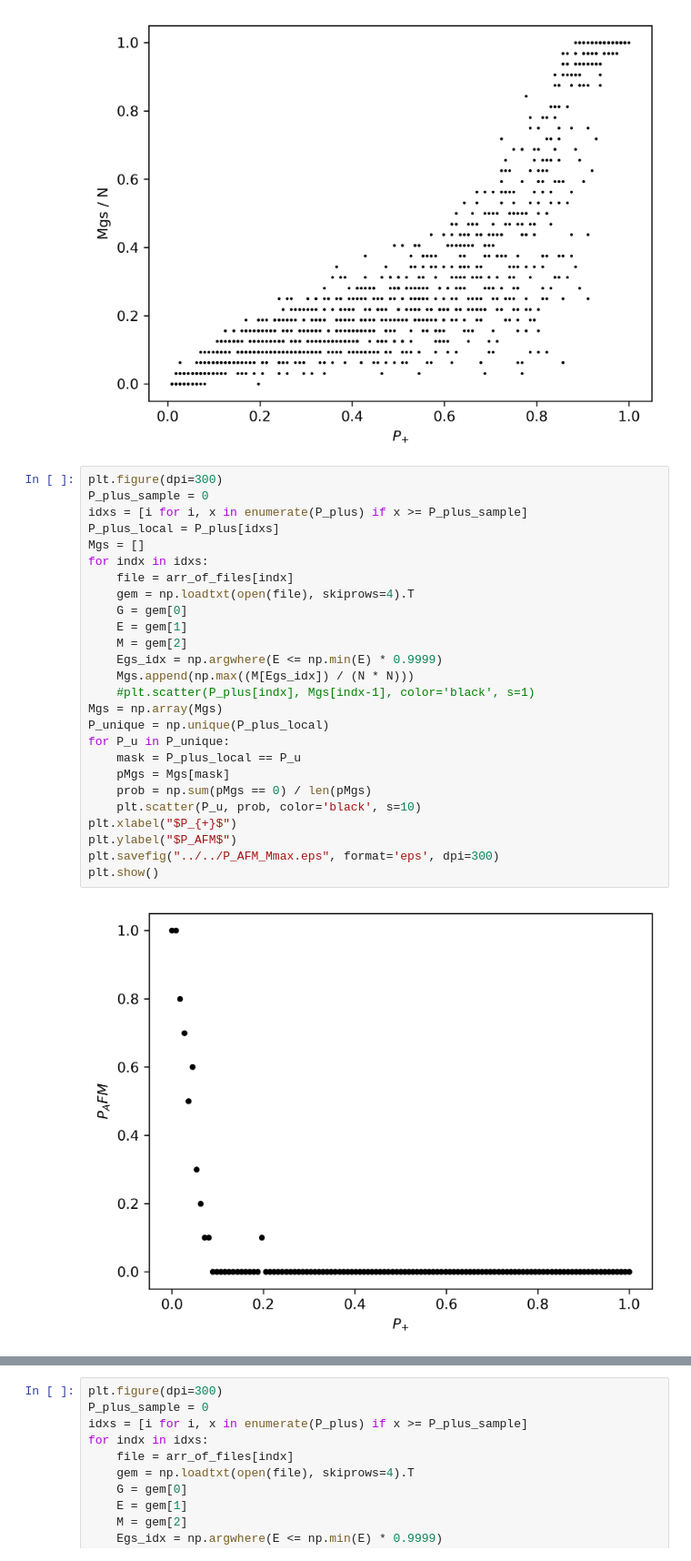
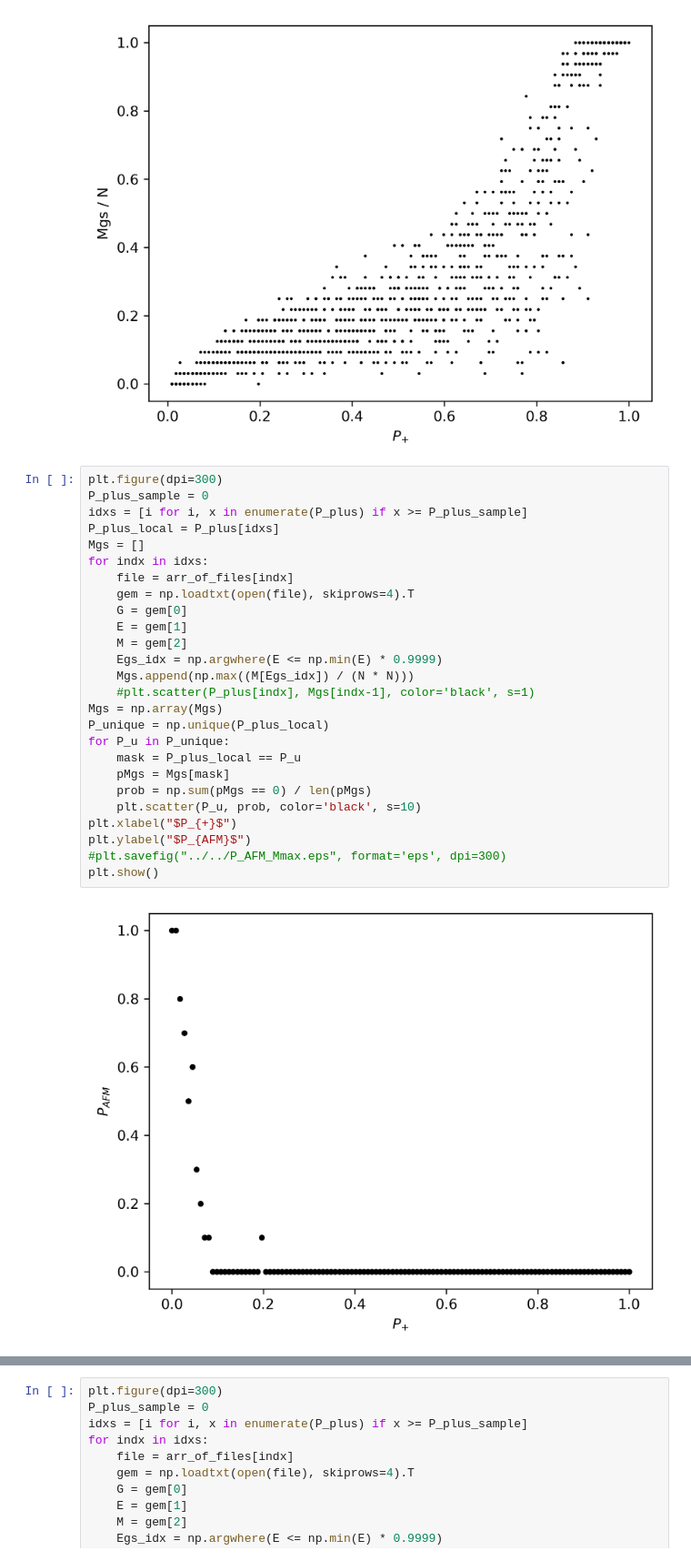
Before and after one commit to feirime/Ground-state-search-2D-Ising-model, a Jupyter notebook: images/scripts_and_programs/Entropy/Ggs.ipynb, the cells around one changed output, grey strips where cells are left out. Shown at 91% size. Drawn from its saved outputs; the diff is of its cells as text.

```diff
--- a/images/scripts_and_programs/Entropy/Ggs.ipynb
+++ b/images/scripts_and_programs/Entropy/Ggs.ipynb
@@ -88,31 +88,31 @@ plt.show()
 # %%
 plt.figure(dpi=300)
 P_plus_sample = 0
 idxs = [i for i, x in enumerate(P_plus) if x >= P_plus_sample]
 P_plus_local = P_plus[idxs]
 Mgs = []
 for indx in idxs:
     file = arr_of_files[indx]
     gem = np.loadtxt(open(file), skiprows=4).T
     G = gem[0]
     E = gem[1]
     M = gem[2]
     Egs_idx = np.argwhere(E <= np.min(E) * 0.9999)
     Mgs.append(np.max((M[Egs_idx]) / (N * N)))
     #plt.scatter(P_plus[indx], Mgs[indx-1], color='black', s=1)
 Mgs = np.array(Mgs)
 P_unique = np.unique(P_plus_local)
 for P_u in P_unique:
     mask = P_plus_local == P_u
     pMgs = Mgs[mask]
     prob = np.sum(pMgs == 0) / len(pMgs)
     plt.scatter(P_u, prob, color='black', s=10)
 plt.xlabel("$P_{+}$")
-plt.ylabel("$P_AFM$")
-plt.savefig("../../P_AFM_Mmax.eps", format='eps', dpi=300)
+plt.ylabel("$P_{AFM}$")
+#plt.savefig("../../P_AFM_Mmax.eps", format='eps', dpi=300)
 plt.show()
 # %% [output]
-[figure, old version]
+[figure, new version]
 # %%
 plt.figure(dpi=300)
 P_plus_sample = 0
```
Also changed, not shown: parts of 2 cells of this notebook, 2 other files.
